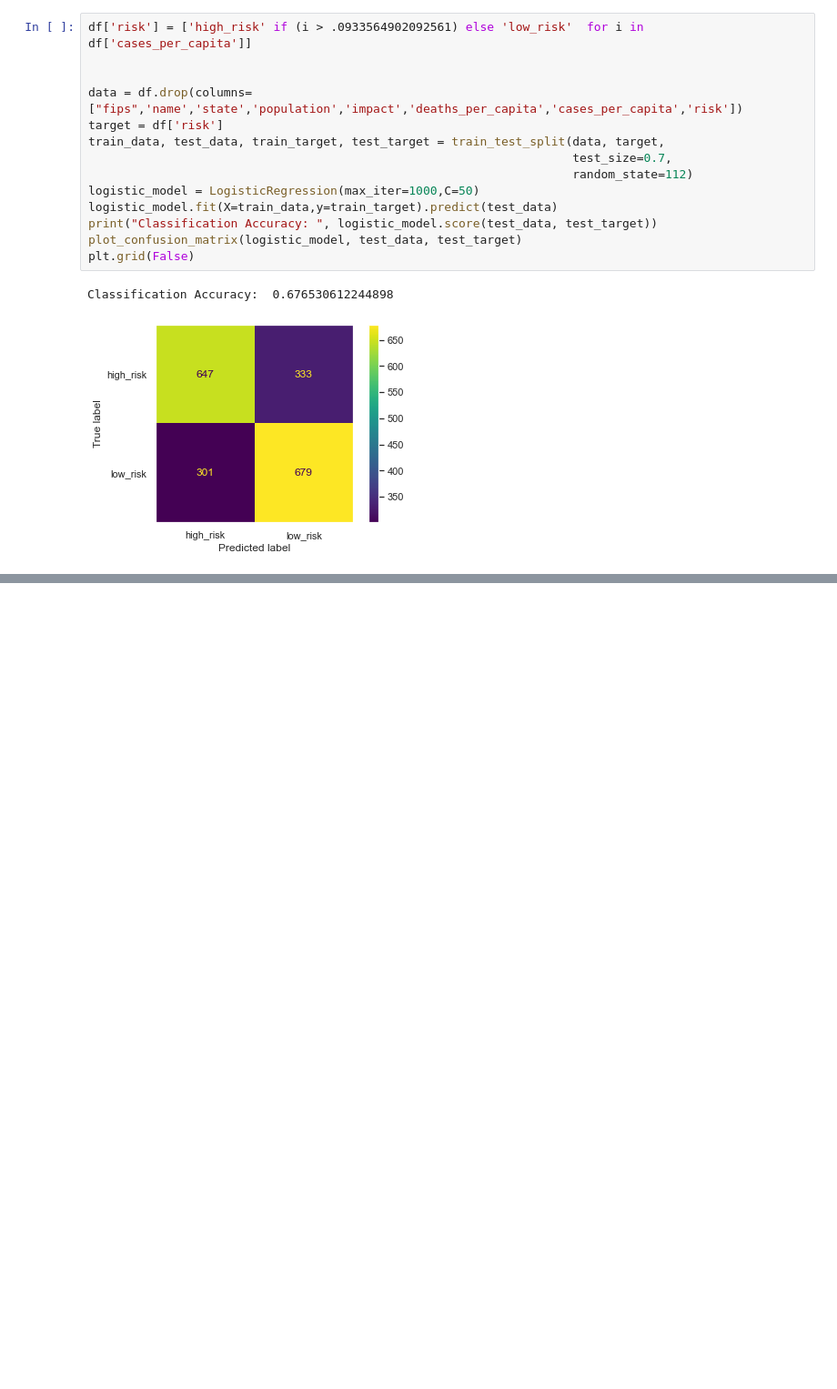
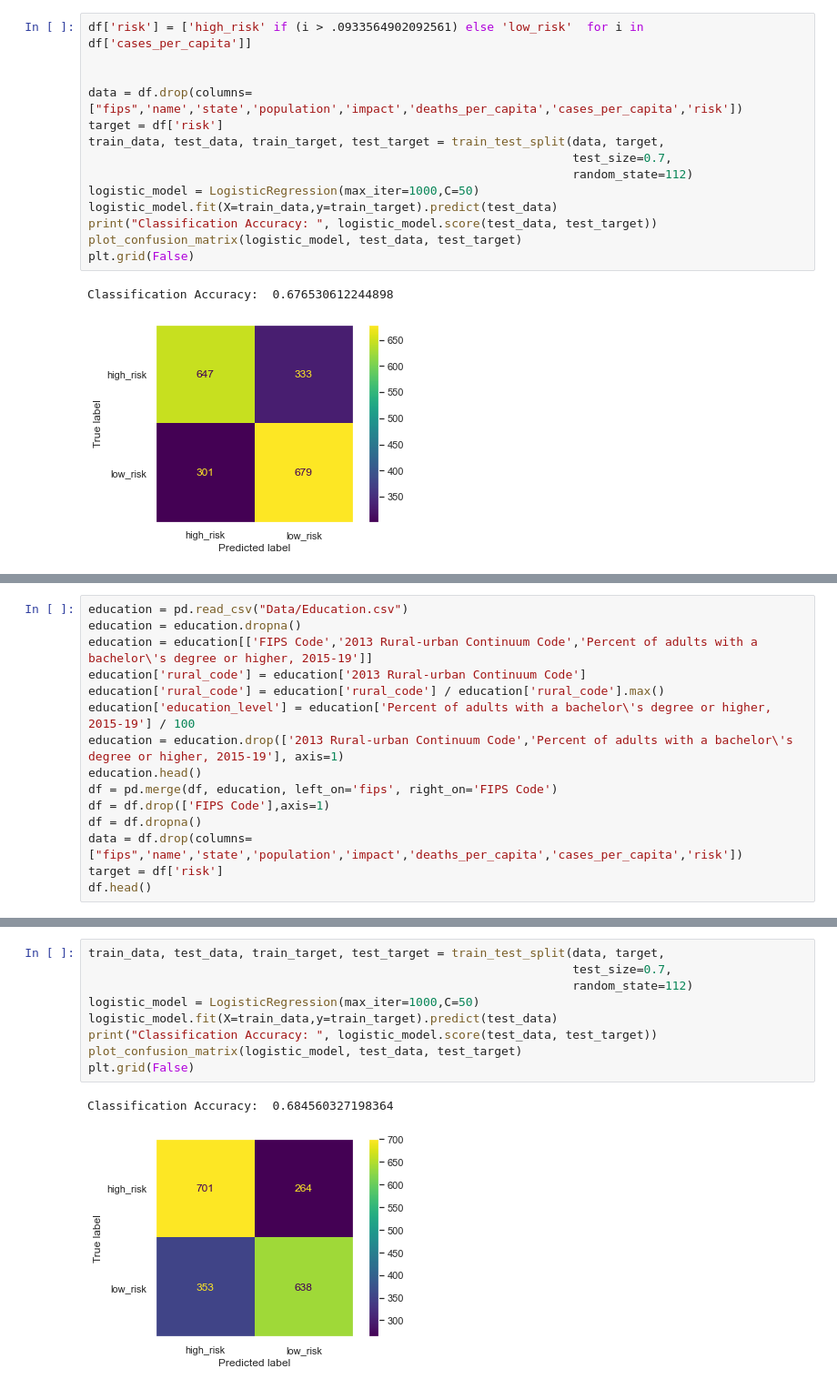
Before and after one commit to jml166/CS_216_Final_Project, a Jupyter notebook: Counties_Notebook.ipynb, the cells around one changed output, grey strips where cells are left out. Shown at 91% size. Saved outputs shown, nothing was run; the diff lists cells and outputs as text; blank space fills up the shorter version.

```diff
--- a/Notebook.ipynb
+++ b/Counties_Notebook.ipynb
@@ -404,0 +413,15 @@ Name: risk, dtype: int64
+# %%
+education = pd.read_csv("Data/Education.csv")
+education = education.dropna()
+education = education[['FIPS Code','2013 Rural-urban Continuum Code','Percent of adults with a bachelor\'s degree or higher, 2015-19']]
+education['rural_code'] = education['2013 Rural-urban Continuum Code']
+education['rural_code'] = education['rural_code'] / education['rural_code'].max()
+education['education_level'] = education['Percent of adults with a bachelor\'s degree or higher, 2015-19'] / 100
+education = education.drop(['2013 Rural-urban Continuum Code','Percent of adults with a bachelor\'s degree or higher, 2015-19'], axis=1)
+education.head()
+df = pd.merge(df, education, left_on='fips', right_on='FIPS Code')
+df = df.drop(['FIPS Code'],axis=1)
+df = df.dropna()
+data = df.drop(columns=["fips",'name','state','population','impact','deaths_per_capita','cases_per_capita','risk'])
+target = df['risk']
+df.head()
@@ -404,0 +484,12 @@ Name: risk, dtype: int64
+# %%
+train_data, test_data, train_target, test_target = train_test_split(data, target,
+                                                                    test_size=0.7,
+                                                                    random_state=112)
+logistic_model = LogisticRegression(max_iter=1000,C=50)
+logistic_model.fit(X=train_data,y=train_target).predict(test_data)
+print("Classification Accuracy: ", logistic_model.score(test_data, test_target))
+plot_confusion_matrix(logistic_model, test_data, test_target)
+plt.grid(False)
+# %% [output]
+Classification Accuracy:  0.684560327198364
+[figure, added]
```
Also changed, not shown: parts of 10 cells of this notebook, 1 other file.
